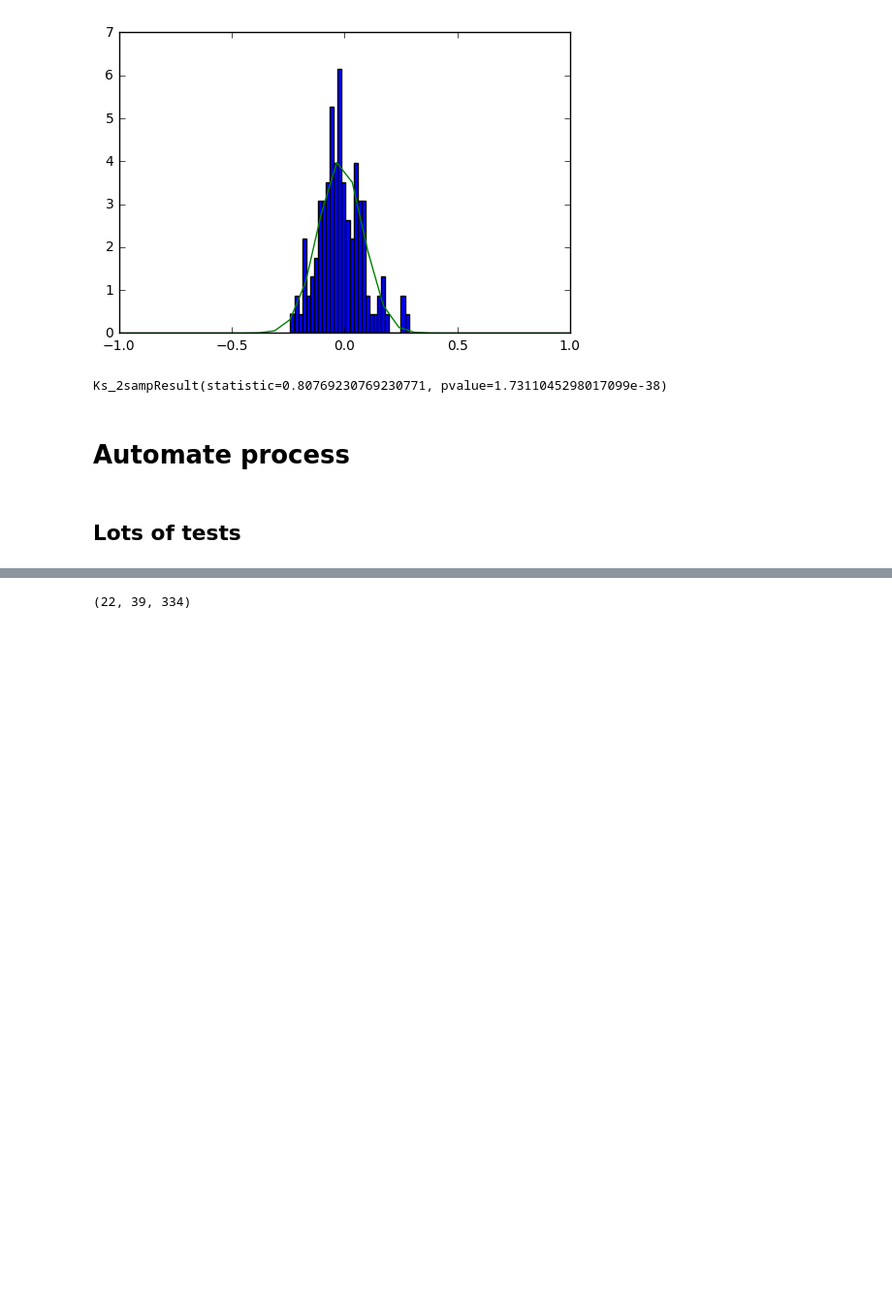
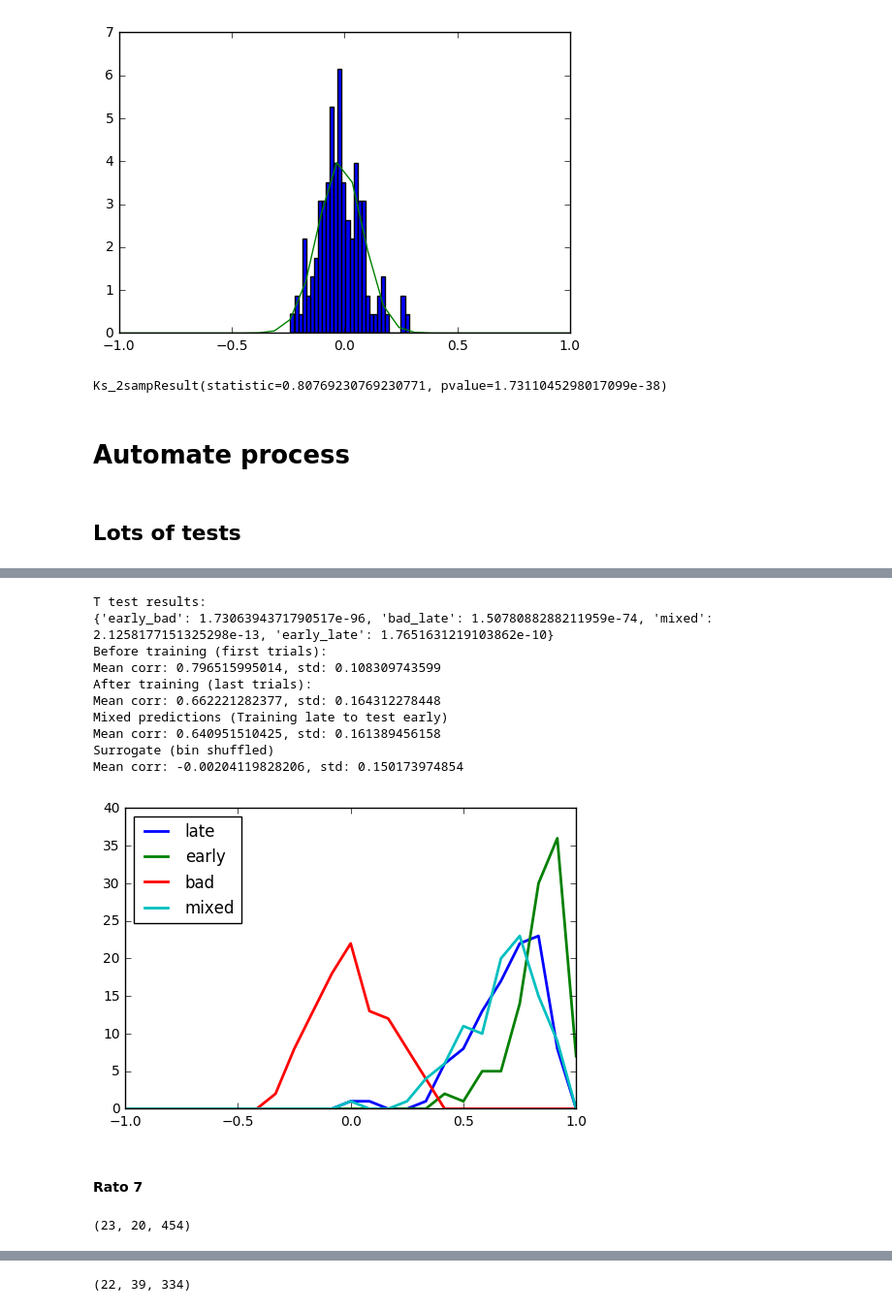
Before and after one commit to EstevaoUyra/Spikes, a Jupyter notebook: decoder.ipynb, the cells around one changed output, grey strips where cells are left out. Shown at 97% size. Saved outputs shown, nothing was run; the diff lists cells and outputs as text; code cells hidden in the pictures; blank space fills up the shorter version.

```diff
--- a/decoder.ipynb
+++ b/decoder.ipynb
@@ -333,0 +464,32 @@ trainSize=60
+# %%
+t,k,mean_std,allCorrs = late_early_bad(endingDS, beginningDS, timesToUse, trainSize)
+# %%
+print('T test results: ')
+print(t)
+printMeanStd(mean_std)
+makeHist(allCorrs)
+# %% [output]
+T test results:
+{'early_bad': 1.7306394371790517e-96, 'bad_late': 1.5078088288211959e-74, 'mixed': 2.1258177151325298e-13, 'early_late': 1.7651631219103862e-10}
+Before training (first trials):
+Mean corr: 0.796515995014, std: 0.108309743599
+After training (last trials):
+Mean corr: 0.662221282377, std: 0.164312278448
+Mixed predictions (Training late to test early)
+Mean corr: 0.640951510425, std: 0.161389456158
+Surrogate (bin shuffled)
+Mean corr: -0.00204119828206, std: 0.150173974854
+[figure, added]
+# %% [markdown]
+#### Rato 7
+# %%
+bigR7 = loadmat('bigbin_r7.mat')['C']
+bigR7 = np.nan_to_num(np.swapaxes(bigR7,0,2))
+print(bigR7.shape)
+
+endingDS = bigR7[:23,:10,-100:]
+beginningDS = bigR7[:23,:10,:100]
+timesToUse = range(10)
+trainSize = 80
+# %% [output]
+(23, 20, 454)
```
Also changed, not shown: parts of 38 cells of this notebook.
